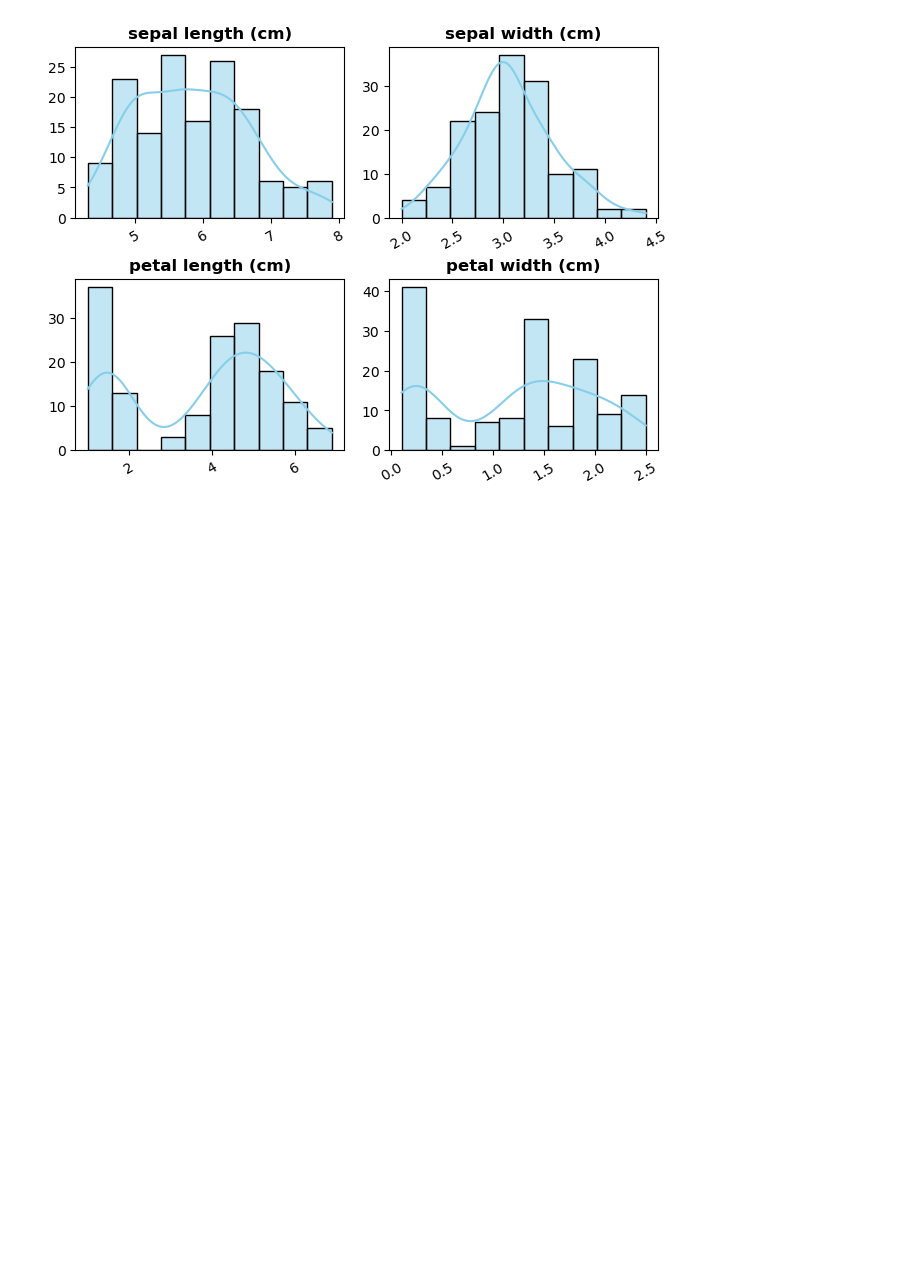
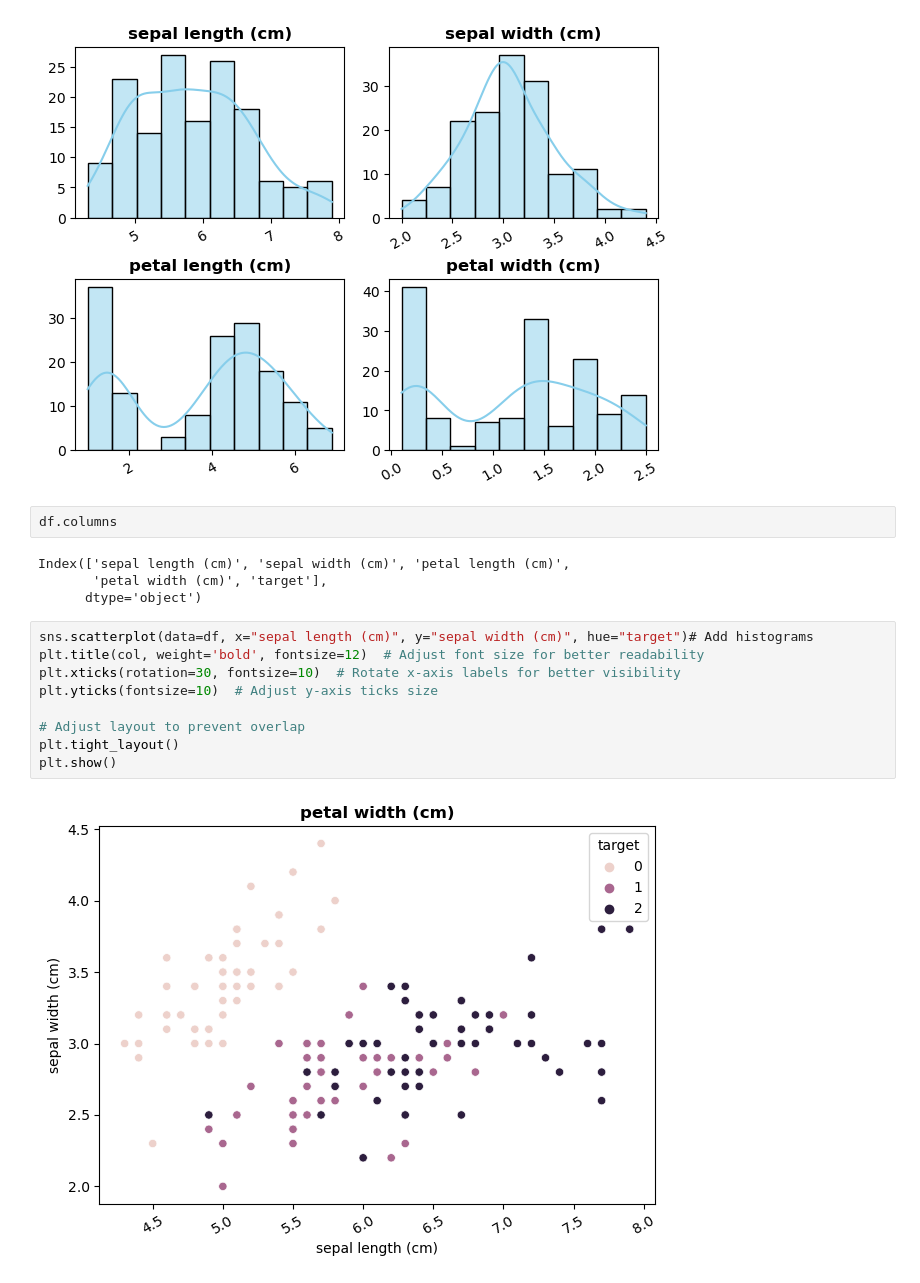
Before and after one commit to lilianabs/ml-beginner-projects, a Jupyter notebook: project_2/iris_2.ipynb, the cells around one changed output. Cells and saved outputs as stored; diff of their text form; blank space fills up the shorter version.

```diff
--- a/project_2/iris_2.ipynb
+++ b/project_2/iris_2.ipynb
@@ -79,3 +82,20 @@ plt.tight_layout()
 plt.show()
 # %% [output]
 [figure]
+# %%
+df.columns
+# %% [output]
+Index(['sepal length (cm)', 'sepal width (cm)', 'petal length (cm)',
+       'petal width (cm)', 'target'],
+      dtype='object')
+# %%
+sns.scatterplot(data=df, x="sepal length (cm)", y="sepal width (cm)", hue="target")# Add histograms
+plt.title(col, weight='bold', fontsize=12)  # Adjust font size for better readability
+plt.xticks(rotation=30, fontsize=10)  # Rotate x-axis labels for better visibility
+plt.yticks(fontsize=10)  # Adjust y-axis ticks size
+
+# Adjust layout to prevent overlap
+plt.tight_layout()
+plt.show()
+# %% [output]
+[figure, added]
```
Also changed, not shown: parts of 10 cells of this notebook.
